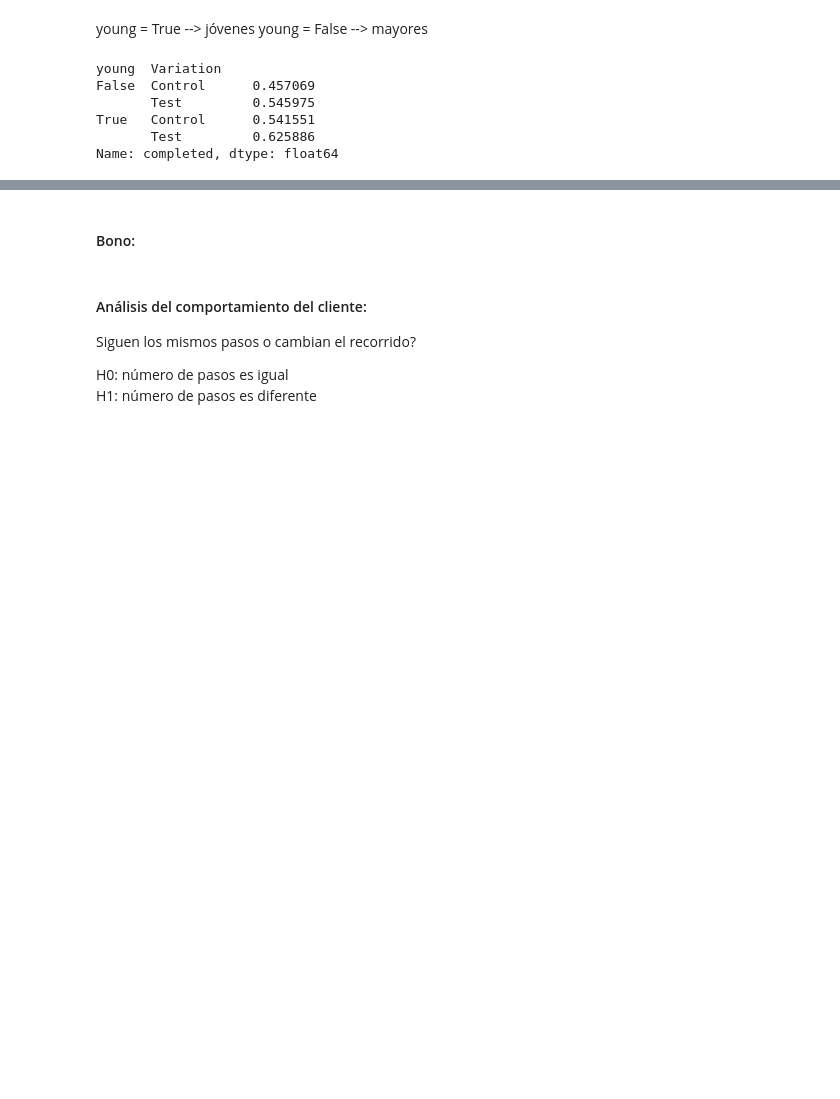
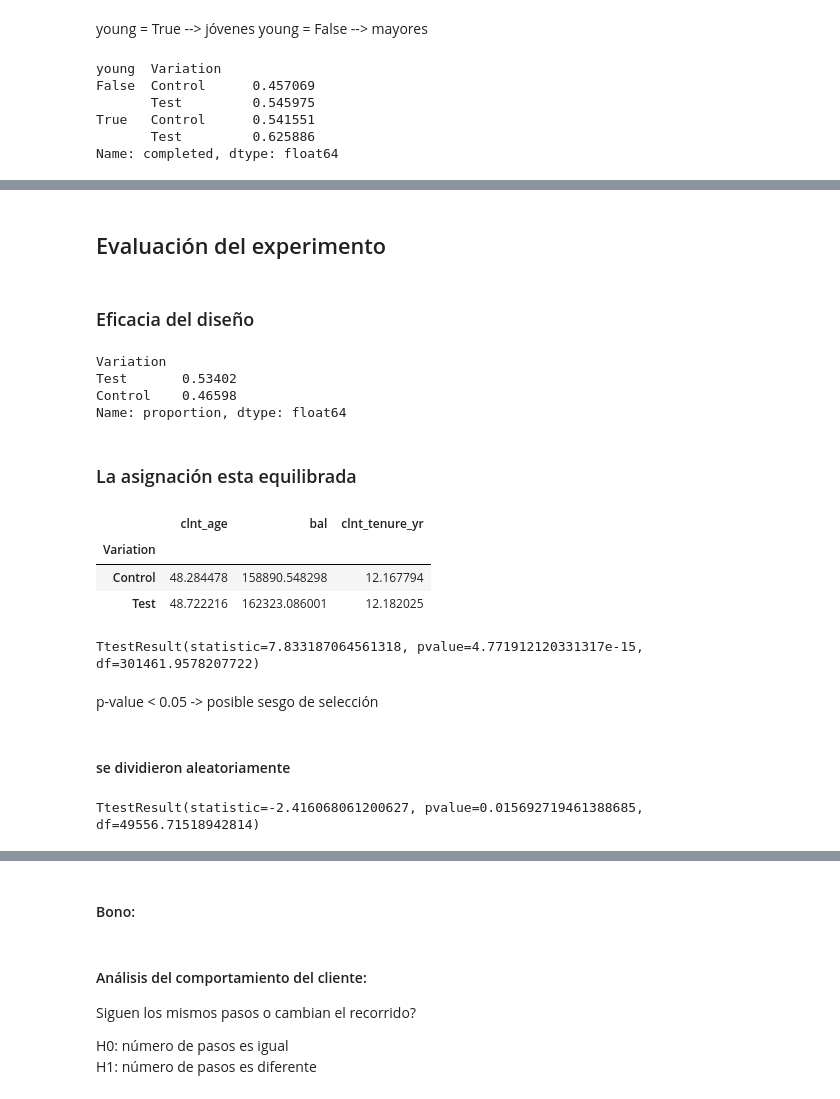
Before and after one commit to MonicaFernandezM/Vanguard1, a Jupyter notebook: vanguard.ipynb, the cells around one changed output, grey strips where cells are left out. Cells and saved outputs as stored; diff of their text form; code cells hidden in the pictures; blank space fills up the shorter version.

```diff
--- a/vanguard.ipynb
+++ b/vanguard.ipynb
@@ -280,3 +296,8 @@ df_static.shape
+# %%
+#limpiando nulos
+df_static = df_static.dropna(
+    subset=["clnt_age","clnt_tenure_yr","bal","gendr","num_accts","logons_6_mnth"]
+)
 # %% [markdown]
 ##### Creación df_master
 # %%
@@ -756,3 +777,47 @@ Variation[T.Test]:young    -0.0086      0.031     -0.278      0.781      -0.069
 ===========================================================================================
 # %%
 df_master.to_csv("df_master.csv", index=False)
+# %% [markdown]
+## Evaluación del experimento
+# %% [markdown]
+### Eficacia del diseño
+# %%
+# a) Hubo asignación equilibrada?
+
+df_exp_clients["Variation"].value_counts(normalize=True)
+# %% [output]
+Variation
+Test       0.53402
+Control    0.46598
+Name: proportion, dtype: float64
+# %% [markdown]
+### La asignación esta equilibrada
+# %%
+# b) Se dividieron aleatoriamente y en partes iguales?
+df_master.groupby("Variation")[["clnt_age","bal","clnt_tenure_yr"]].mean()
+# %% [output]
+|  | clnt_age | bal | clnt_tenure_yr |
+| Variation |  |  |  |
+| Control | 48.284478 | 158890.548298 | 12.167794 |
+| Test | 48.722216 | 162323.086001 | 12.182025 |
+# %%
+stats.ttest_ind(
+    df_master[df_master["Variation"]=="Test"]["clnt_age"],
+    df_master[df_master["Variation"]=="Control"]["clnt_age"],
+    equal_var=False)
+# %% [output]
+TtestResult(statistic=7.833187064561318, pvalue=4.771912120331317e-15, df=301461.9578207722)
+# %% [markdown]
+p-value < 0.05 -> posible sesgo de selección
+# %% [markdown]
+#### se dividieron aleatoriamente
+# %%
+df_static.groupby("Variation")[["clnt_age","bal","clnt_tenure_yr"]].mean()
+
+stats.ttest_ind(
+    df_static[df_static["Variation"]=="Test"]["clnt_age"],
+    df_static[df_static["Variation"]=="Control"]["clnt_age"],
+    equal_var=False
+)
+# %% [output]
+TtestResult(statistic=-2.416068061200627, pvalue=0.015692719461388685, df=49556.71518942814)
```
Also changed, not shown: parts of 20 cells of this notebook.
